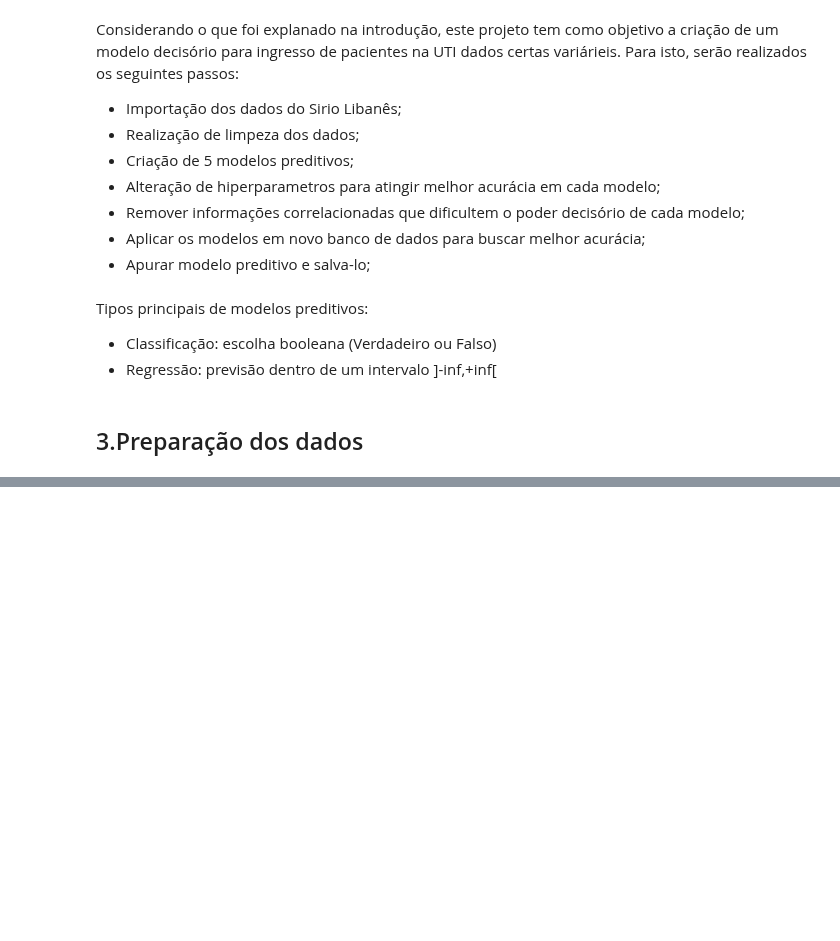
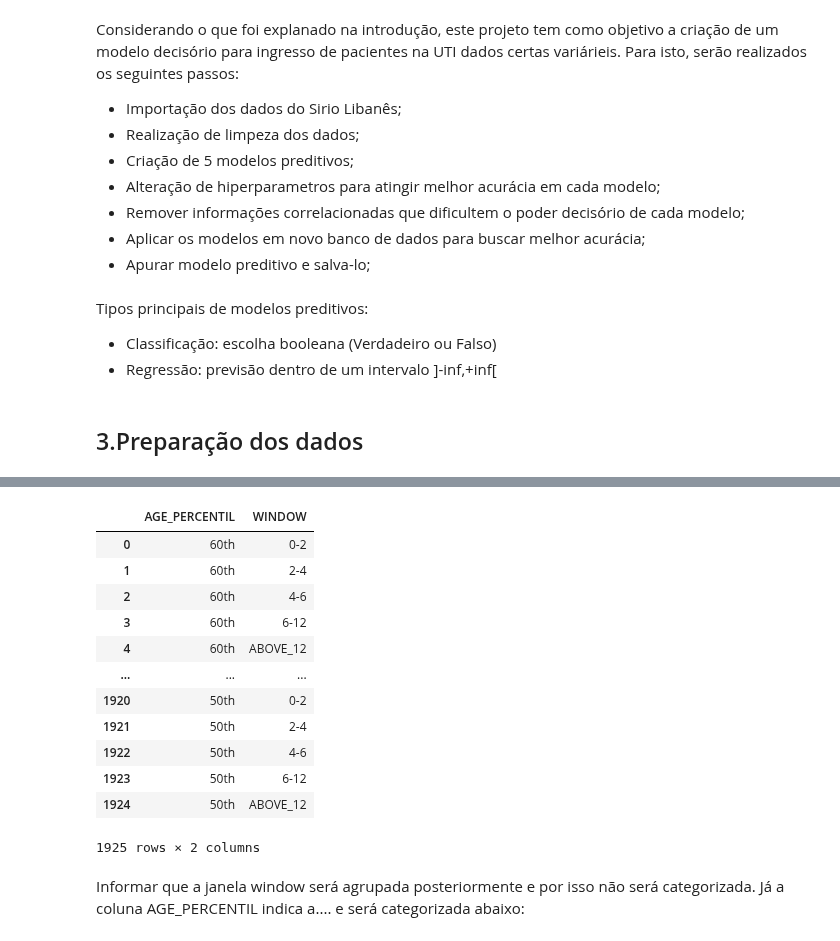
Before and after one commit to VitorFRodrigues/Data-Science-Bootcamp, a Jupyter notebook: Proj05_final/Notebook/Bootcamp_Proj_05.ipynb, the cells around one changed output, grey strips where cells are left out. Drawn from its saved outputs; the diff is of its cells as text; code cells hidden in the pictures; blank space fills up the shorter version.

```diff
--- a/Proj05_final/Notebook/Bootcamp_Proj_05.ipynb
+++ b/Proj05_final/Notebook/Bootcamp_Proj_05.ipynb
@@ -34,0 +98,18 @@ Tipos principais de modelos preditivos:
+# %%
+dados[['AGE_PERCENTIL', 'WINDOW']]
+# %% [output]
+|  | AGE_PERCENTIL | WINDOW |
+| 0 | 60th | 0-2 |
+| 1 | 60th | 2-4 |
+| 2 | 60th | 4-6 |
+| 3 | 60th | 6-12 |
+| 4 | 60th | ABOVE_12 |
+| ... | ... | ... |
+| 1920 | 50th | 0-2 |
+| 1921 | 50th | 2-4 |
+| 1922 | 50th | 4-6 |
+| 1923 | 50th | 6-12 |
+| 1924 | 50th | ABOVE_12 |
+1925 rows × 2 columns
+# %% [markdown]
+Informar que a janela window será agrupada posteriormente e por isso não será categorizada. Já a coluna AGE_PERCENTIL indica a.... e será categorizada abaixo:
```
Also changed, not shown: parts of 10 cells of this notebook.
